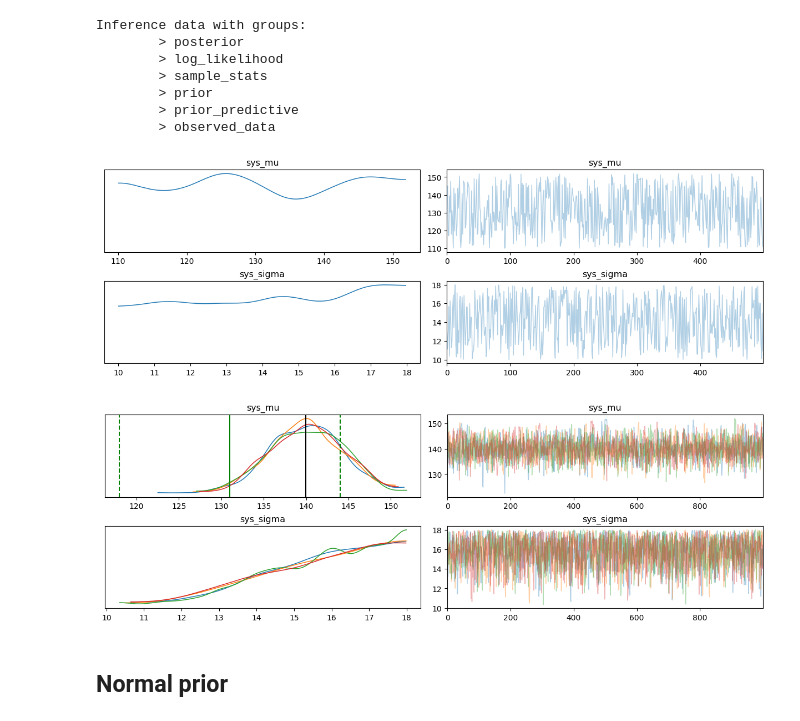
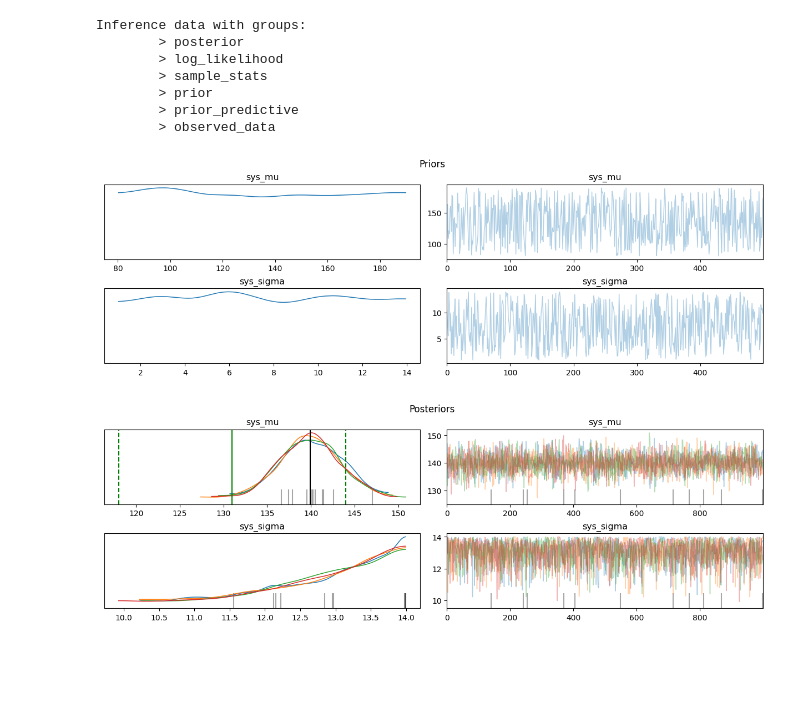
Before and after one commit to jointprob/bmcp-notes, a Jupyter notebook: projects/blood-pressure/blood-pressure.ipynb, the cells around one changed output. Drawn from its saved outputs; the diff is of its cells as text; code cells hidden in the pictures; blank space fills up the shorter version.

Commit message:
blood pressur various priors

```diff
--- a/projects/blood-pressure/blood-pressure.ipynb
+++ b/projects/blood-pressure/blood-pressure.ipynb
@@ -143,16 +196,16 @@ df.head()
 # %%
-# from bmcp book - chapter 3 listing 3.4 nocovariate_mass
-all_measures = df['measure']
+sys_df = df[df['measure']=='systolic']
 
 with pm.Model() as sys_model_uni_prior:
-    sys_mu = pm.Uniform('sys_mu', 110, 152)
-    sys_sigma = pm.Uniform('sys_sigma', 10, 18)
-    #
-    sys = pm.Normal("sys", mu=sys_mu, sigma=sys_sigma, observed = df[df['measure']=='systolic']['value'])
+    sys_mu = pm.Uniform('sys_mu', 80, 190)
+    sys_sigma = pm.Uniform('sys_sigma', 1, 14)
+
+    sys_bp = pm.Normal("sys_bp", mu=sys_mu, sigma=sys_sigma, observed = sys_df['value'].values)
 
     prior = pm.sample_prior_predictive()
-    trace = pm.sample()
-    idata_sys_model_uni_prior = az.from_pymc3(trace=trace, prior=prior)
+    trace1 = pm.sample()
+    # post = pm.sample_posterior_predictive(trace1)
+    idata_sys_model_uni_prior = az.from_pymc3(trace=trace1, prior=prior)
 # %% [output]
 Auto-assigning NUTS sampler...
 Initializing NUTS using jitter+adapt_diag...
@@ -177,16 +232,18 @@ Inference data with groups:
         > observed_data
 # %%
 az.plot_trace(idata_sys_model_uni_prior.prior, var_names=['sys_mu', 'sys_sigma']);
+plt.suptitle('Priors')
+plt.show();
 # %% [output]
-[figure, old version]
+[figure, new version]
 # %%
 axes = az.plot_trace(idata_sys_model_uni_prior, compact=False);
 axes[:, 0][0].axvline(118, color='green', linestyle='dashed')
 axes[:, 0][0].axvline(144, color='green', linestyle='dashed')
 axes[:, 0][0].axvline(131, color='green', linestyle='solid')
-axes[:, 0][0].axvline(syst['value'].mean(), color='black')
+axes[:, 0][0].axvline(sys_df['value'].mean(), color='black')
+plt.suptitle('Posteriors')
 plt.show();
+# Dashed green lines are normal range - solid green line is midpoint
 # %% [output]
-[figure, old version]
+[figure, new version]
-# %% [markdown]
-## Normal prior
```
Also changed, not shown: parts of 55 cells of this notebook, 1 other file.
